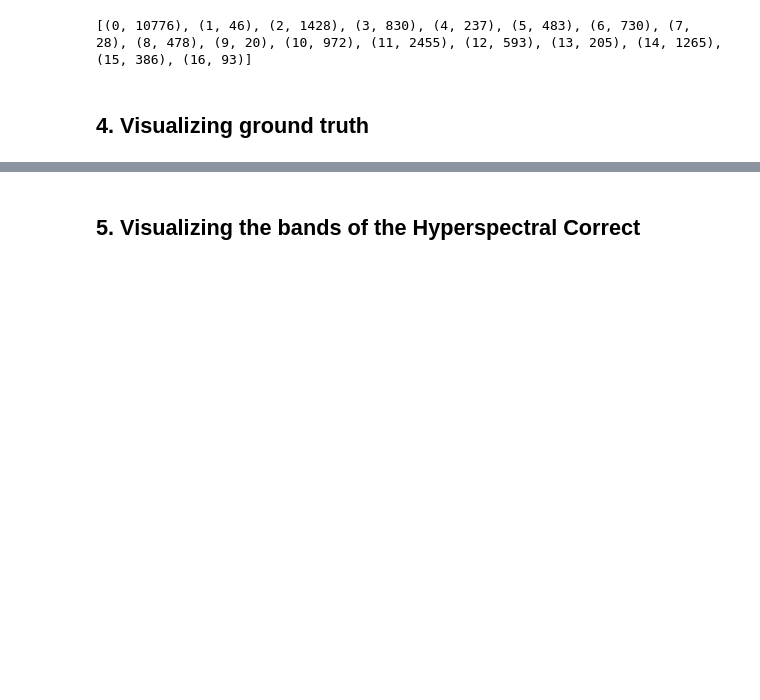
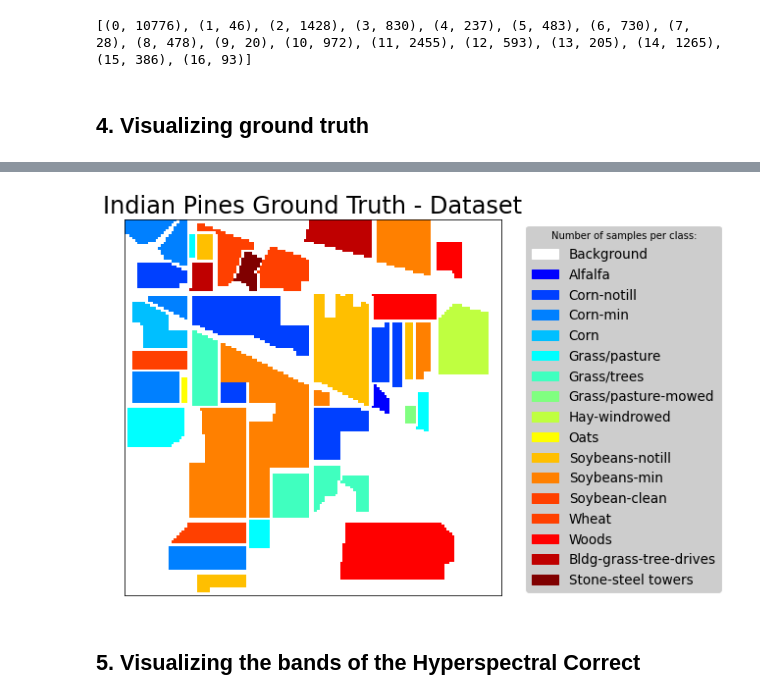
Before and after one commit to LipeBuiles/Hyperspectral-Remote-Sensing-Scenes, a Jupyter notebook: Indian Pines.ipynb, the cells around one changed output, grey strips where cells are left out. Cells and saved outputs as stored; diff of their text form; code cells hidden in the pictures; blank space fills up the shorter version.

Commit message:
Samples and number gt

```diff
--- a/Indian Pines.ipynb
+++ b/Indian Pines.ipynb
@@ -160,3 +185,14 @@ plt.savefig('Indian Pines Ground Truth.TIF')
+# %%
+ground_truth = spectral.imshow(classes = dataset_gt.astype(int), figsize =(9,9),colors=gt_color, interpolation='nearest')
+plt.title('Indian Pines Ground Truth - Dataset', fontsize=24)
+patches = [mpatches.Patch(color=gt_color_eventplot[i], label=indianpines_class_names[i]) for i in range(len(gt_color_eventplot))]
+plt.legend(handles=patches, bbox_to_anchor=(1.05, 1.0), loc='upper left', facecolor='silver', fontsize=13.5, title="Number of samples per class:")
+plt.tight_layout()
+plt.xticks([])
+plt.yticks([])
+plt.savefig('Samples and number Indian Pines Ground Truth.TIF')
+# %% [output]
+[figure, added]
 # %% [markdown]
 ## **5. Visualizing the bands of the Hyperspectral Correct**
 # %%
```
Also changed, not shown: parts of 24 cells of this notebook.
